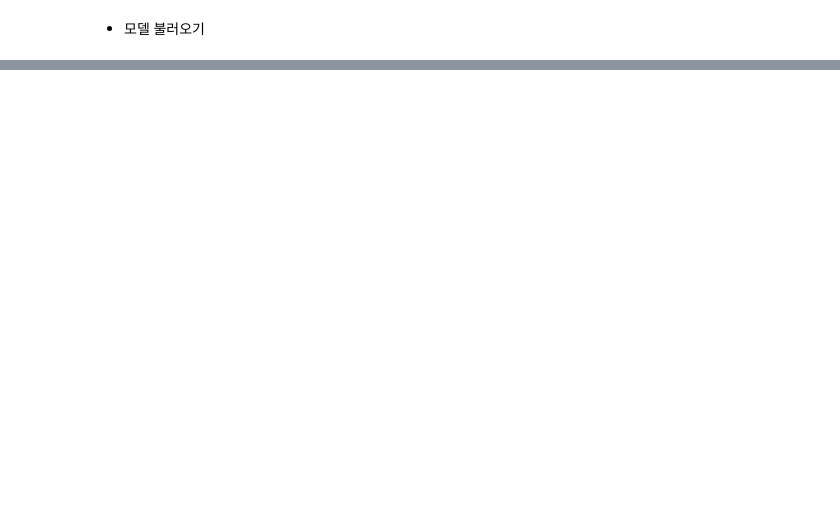
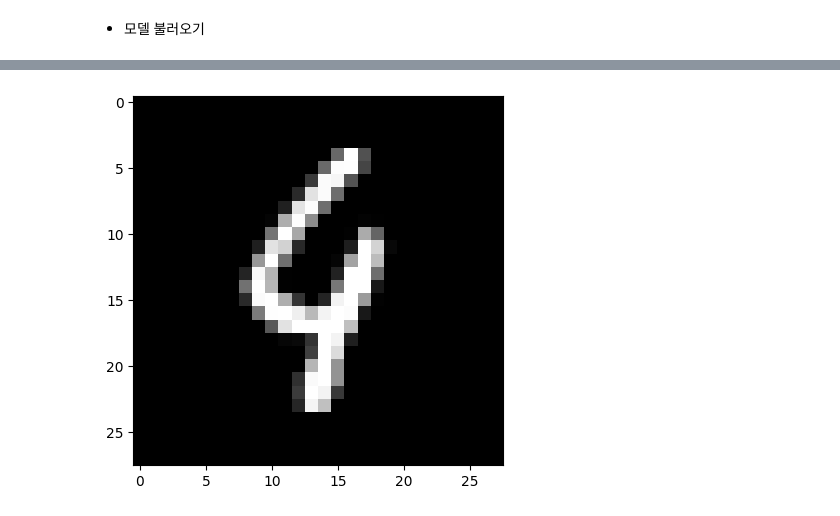
Before and after one commit to soob0513/Deep_Learning_Study, a Jupyter notebook: ex06_모델저장_학습중단_과적합.ipynb, the cells around one changed output, grey strips where cells are left out. Saved outputs shown, nothing was run; the diff lists cells and outputs as text; code cells hidden in the pictures; blank space fills up the shorter version.

```diff
--- a/ex06_모델저장_학습중단_과적합.ipynb
+++ b/ex06_모델저장_학습중단_과적합.ipynb
@@ -222,0 +308,7 @@ model2.evaluate(X_test, y_test_oh)
+# %%
+import matplotlib.pyplot as plt
+
+plt.imshow(X_test[115].reshape(28,28), cmap='gray')
+plt.show()
+# %% [output]
+[figure, added]
```
Also changed, not shown: parts of 49 cells of this notebook.
